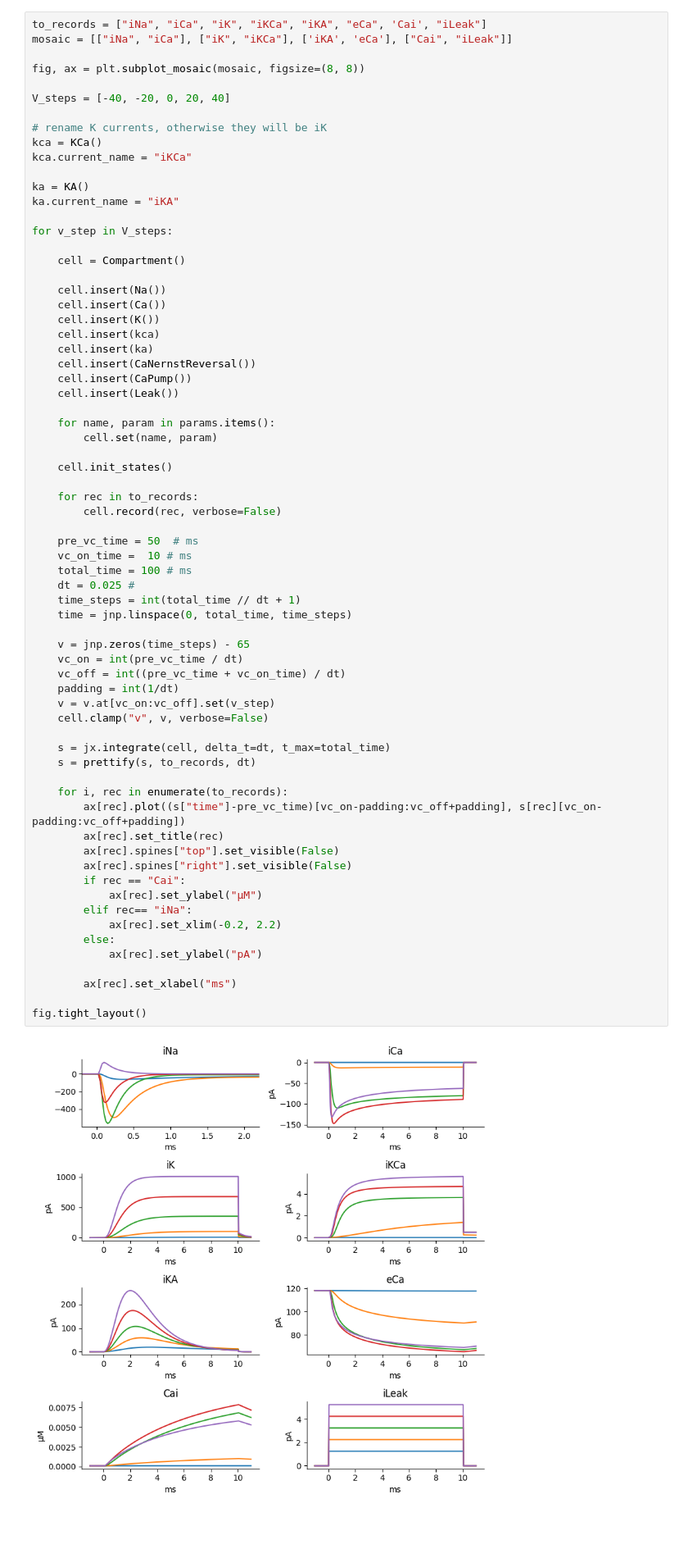
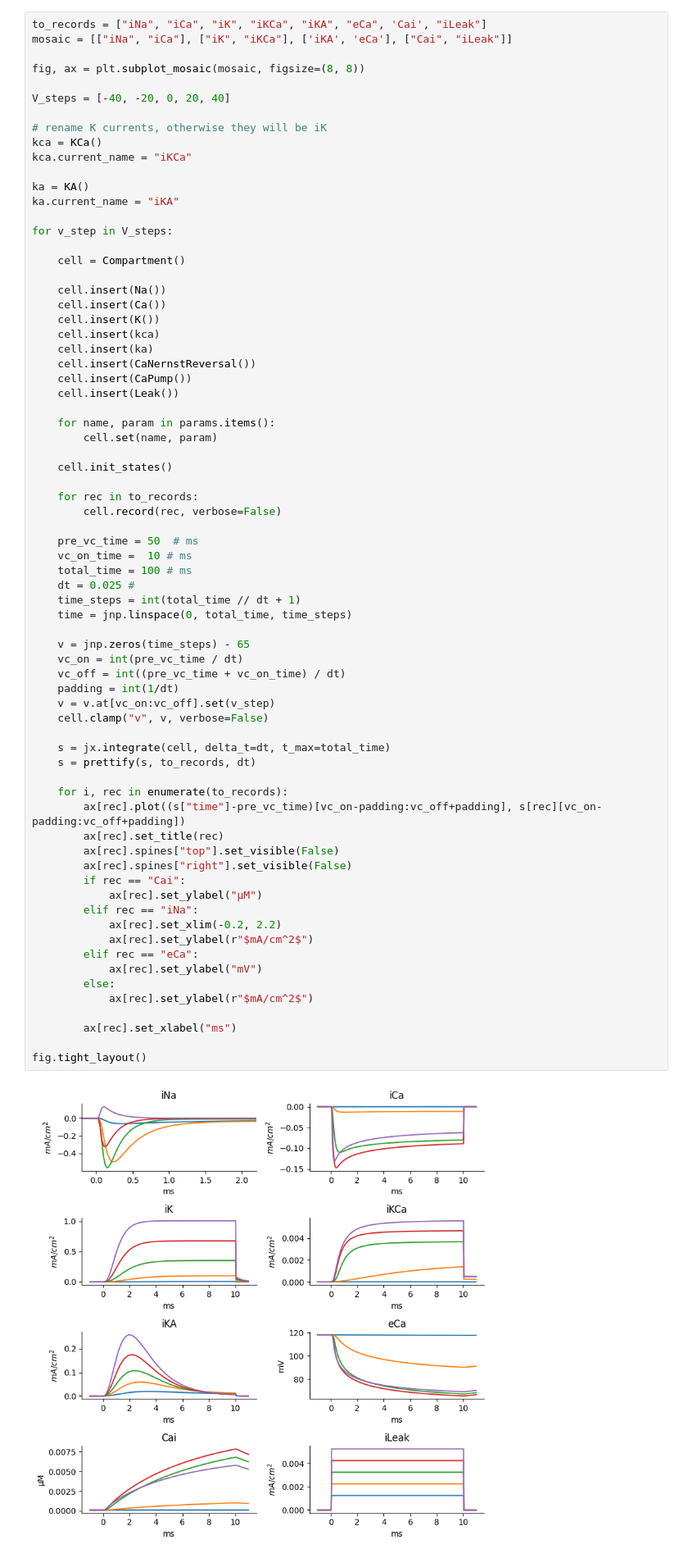
Before and after one commit to jaxleyverse/jaxley-mech, a Jupyter notebook: notebooks/channels/fm97.ipynb, the cells around one changed output. Shown: that part at 82% size. Saved outputs shown, nothing was run; the diff lists cells and outputs as text; blank space fills up the shorter version.

```diff
--- a/notebooks/channels/fm97.ipynb
+++ b/notebooks/channels/fm97.ipynb
@@ -90,36 +89,39 @@ for v_step in V_steps:
     vc_on_time =  10 # ms
     total_time = 100 # ms
     dt = 0.025 #
     time_steps = int(total_time // dt + 1)
     time = jnp.linspace(0, total_time, time_steps)
 
     v = jnp.zeros(time_steps) - 65
     vc_on = int(pre_vc_time / dt)
     vc_off = int((pre_vc_time + vc_on_time) / dt)
     padding = int(1/dt)
     v = v.at[vc_on:vc_off].set(v_step)
     cell.clamp("v", v, verbose=False)
 
     s = jx.integrate(cell, delta_t=dt, t_max=total_time)
     s = prettify(s, to_records, dt)
 
     for i, rec in enumerate(to_records):
         ax[rec].plot((s["time"]-pre_vc_time)[vc_on-padding:vc_off+padding], s[rec][vc_on-padding:vc_off+padding])
         ax[rec].set_title(rec)
         ax[rec].spines["top"].set_visible(False)
         ax[rec].spines["right"].set_visible(False)
         if rec == "Cai":
             ax[rec].set_ylabel("μM")
-        elif rec== "iNa":
+        elif rec == "iNa":
             ax[rec].set_xlim(-0.2, 2.2)
+            ax[rec].set_ylabel(r"$mA/cm^2$")
+        elif rec == "eCa":
+            ax[rec].set_ylabel("mV")
         else:
-            ax[rec].set_ylabel("pA")
+            ax[rec].set_ylabel(r"$mA/cm^2$")
 
         ax[rec].set_xlabel("ms")
 
 fig.tight_layout()
 # %% [output]
-[figure, old version]
+[figure, new version]
 # %% [markdown]
 The values (Na and Ca) are still a bit off compared to Fig. 1 in Fohlmeister & Miller (1997). It is primarily due to the parameters reported in Table 1 are not exactly the same one used in the working NEURON code, which is in turn different from the current version hosted on [ModelDB](https://modeldb.science/3673). I have to manually adjust the parameters to get the similar results as in the paper.
 
```
Also changed, not shown: parts of 2 cells of this notebook, 18 other files.
